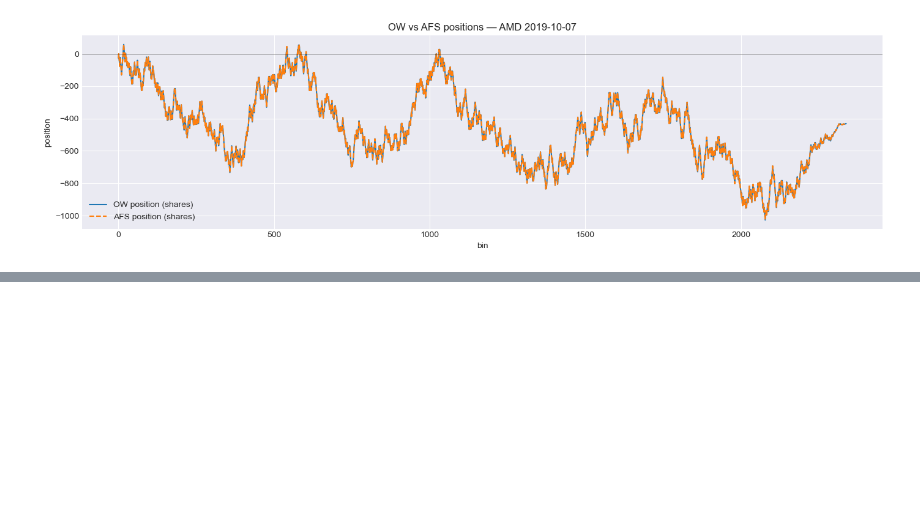
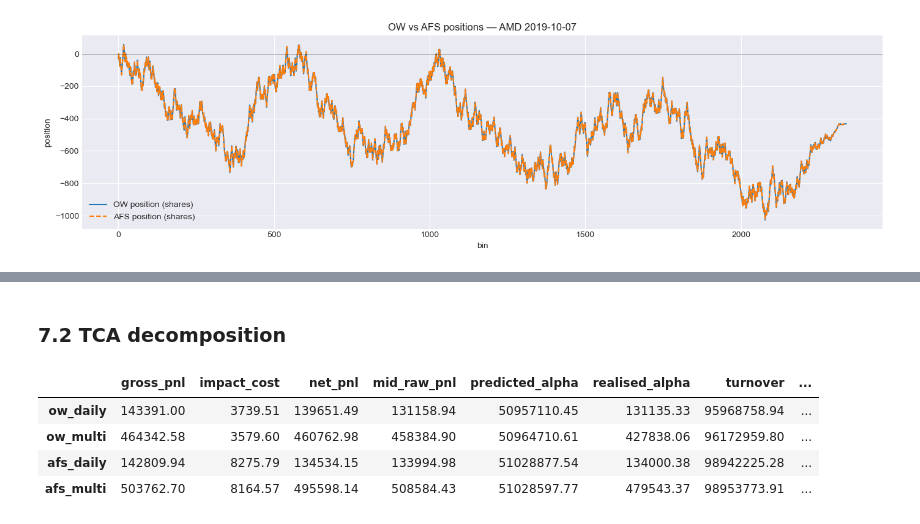
Before and after one commit to christopher-dybdahl/price_impact_optimal_execution, a Jupyter notebook: final_pipeline.ipynb, the cells around one changed output, grey strips where cells are left out. Saved outputs shown, nothing was run; the diff lists cells and outputs as text; code cells hidden in the pictures; blank space fills up the shorter version.

```diff
--- a/final_pipeline.ipynb
+++ b/final_pipeline.ipynb
@@ -643,0 +581,24 @@ Outstanding work:
+# %% [markdown]
+### 7.2 TCA decomposition
+# %%
+tca_rows = {name: pi.tca_summary(r.tca) for name, r in runs.items()}
+tca_summary_df = pd.DataFrame(tca_rows).T
+tca_summary_df[
+    [
+        "gross_pnl",
+        "impact_cost",
+        "net_pnl",
+        "mid_raw_pnl",
+        "predicted_alpha",
+        "realised_alpha",
+        "turnover",
+        "gross_notional",
+        "flow_flag_count",
+    ]
+].round(2)
+# %% [output]
+|  | gross_pnl | impact_cost | net_pnl | mid_raw_pnl | predicted_alpha | realised_alpha | turnover | ... |
+| ow_daily | 143391.00 | 3739.51 | 139651.49 | 131158.94 | 50957110.45 | 131135.33 | 95968758.94 | ... |
+| ow_multi | 464342.58 | 3579.60 | 460762.98 | 458384.90 | 50964710.61 | 427838.06 | 96172959.80 | ... |
+| afs_daily | 142809.94 | 8275.79 | 134534.15 | 133994.98 | 51028877.54 | 134000.38 | 98942225.28 | ... |
+| afs_multi | 503762.70 | 8164.57 | 495598.14 | 508584.43 | 51028597.77 | 479543.37 | 98953773.91 | ... |
```
Also changed, not shown: parts of 23 cells of this notebook.
